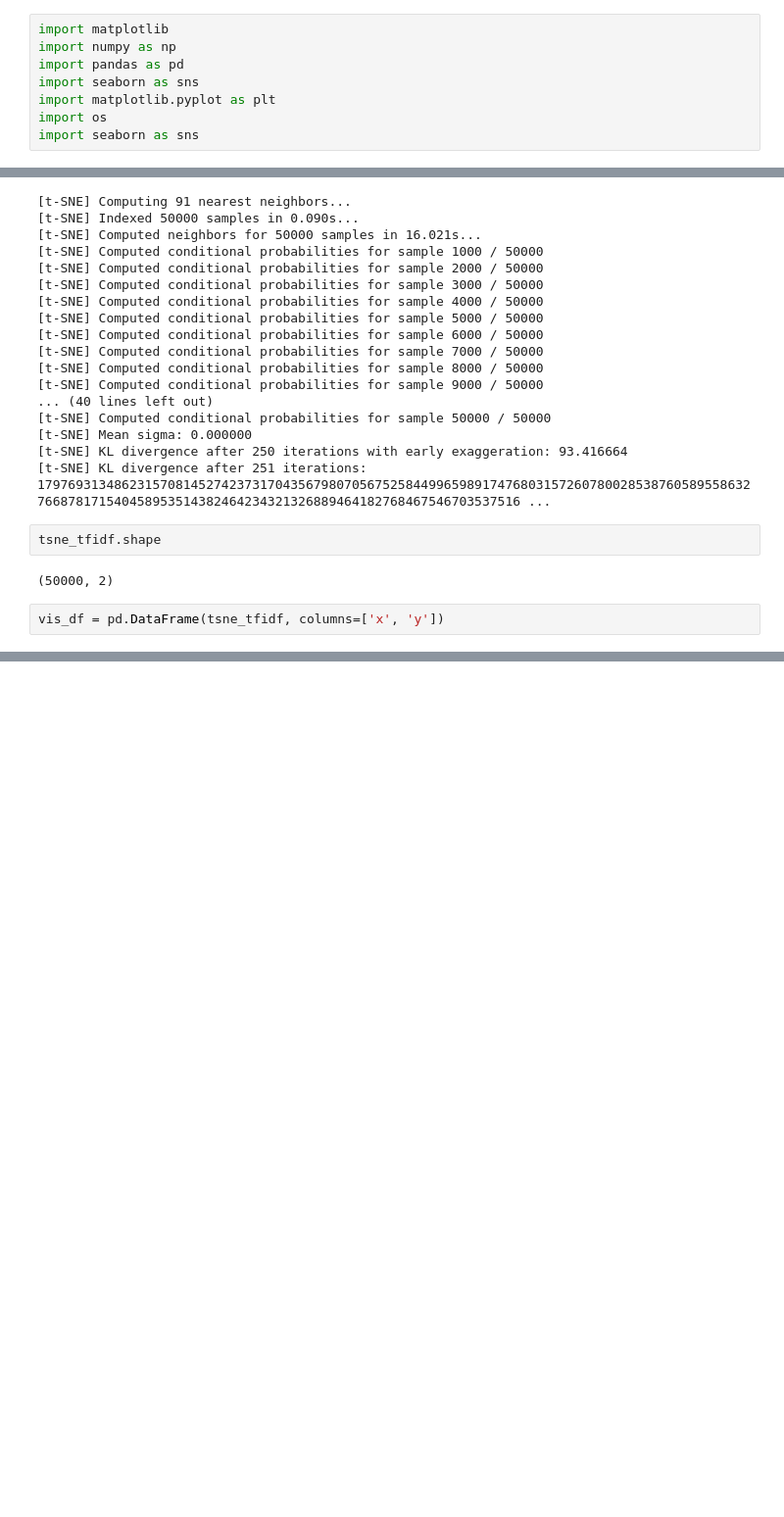
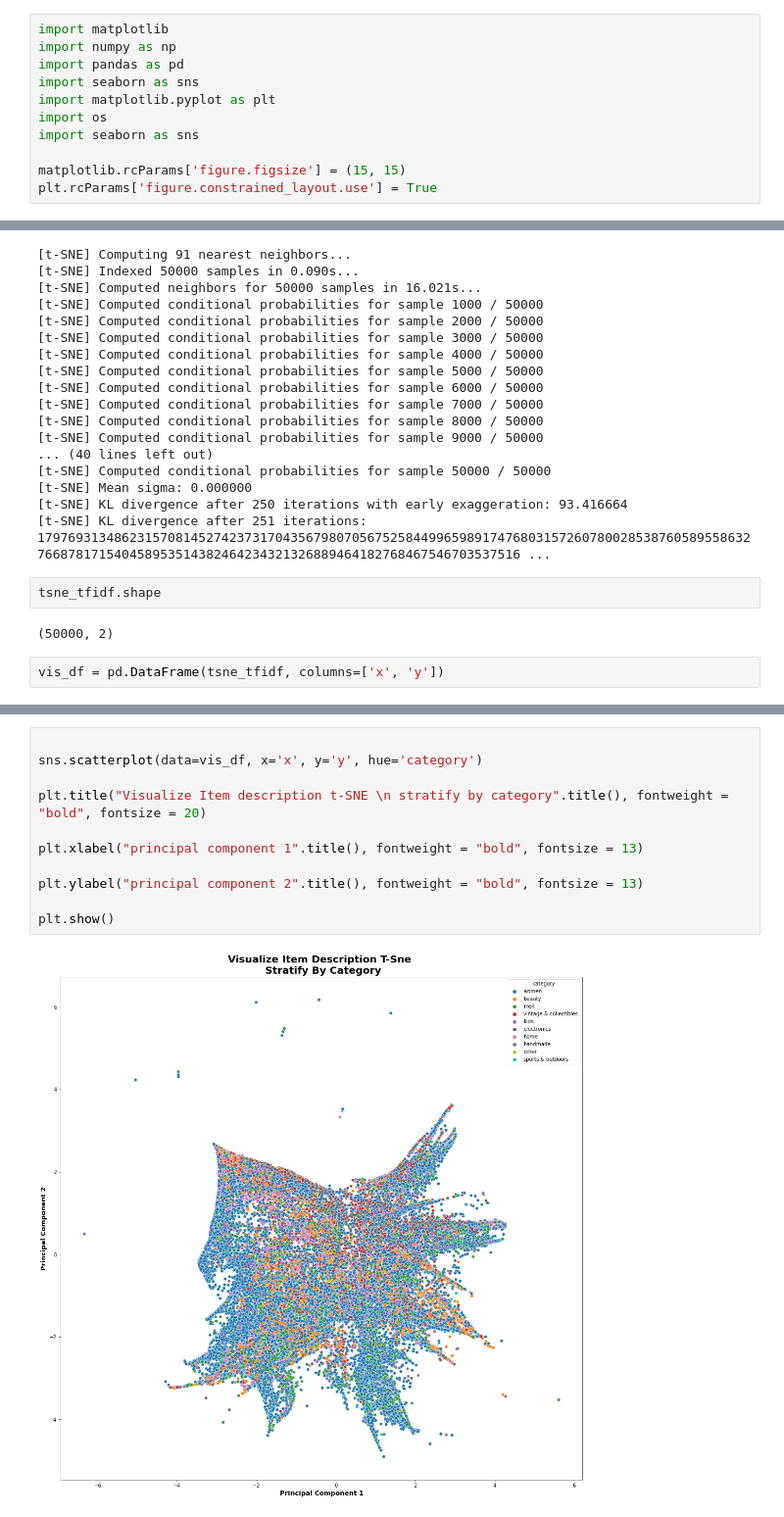
Before and after one commit to DSEI21000-S21/project-product-price-prediction, a Jupyter notebook: experiment/feature_extraction/FeatureExtraction_ItemDescription_Zhiying_M2E1.ipynb, the cells around one changed output, grey strips where cells are left out. Shown at 98% size. Saved outputs shown, nothing was run; the diff lists cells and outputs as text; blank space fills up the shorter version.

Commit message:
add visual

```diff
--- a/experiment/feature_extraction/FeatureExtraction_ItemDescription_Zhiying_M2E1.ipynb
+++ b/experiment/feature_extraction/FeatureExtraction_ItemDescription_Zhiying_M2E1.ipynb
@@ -6,6 +6,9 @@ import seaborn as sns
 import matplotlib.pyplot as plt
 import os
 import seaborn as sns
+
+matplotlib.rcParams['figure.figsize'] = (15, 15)
+plt.rcParams['figure.constrained_layout.use'] = True
 # %%
 # load data
 df = pd.read_csv("../../data/random_samples/stratified_sampling_clean_text_data_by_price_whigh_sz50000_1619835594.csv")
@@ -182,0 +189,13 @@ vis_df['']
+# %%
+
+sns.scatterplot(data=vis_df, x='x', y='y', hue='category')
+
+plt.title("Visualize Item description t-SNE \n stratify by category".title(), fontweight = "bold", fontsize = 20)
+
+plt.xlabel("principal component 1".title(), fontweight = "bold", fontsize = 13)
+
+plt.ylabel("principal component 2".title(), fontweight = "bold", fontsize = 13)
+
+plt.show()
+# %% [output]
+[figure, added]
```
Also changed, not shown: parts of 3 cells of this notebook.
